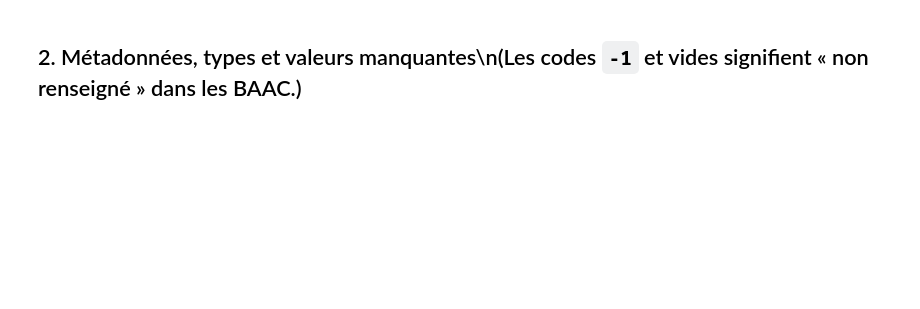
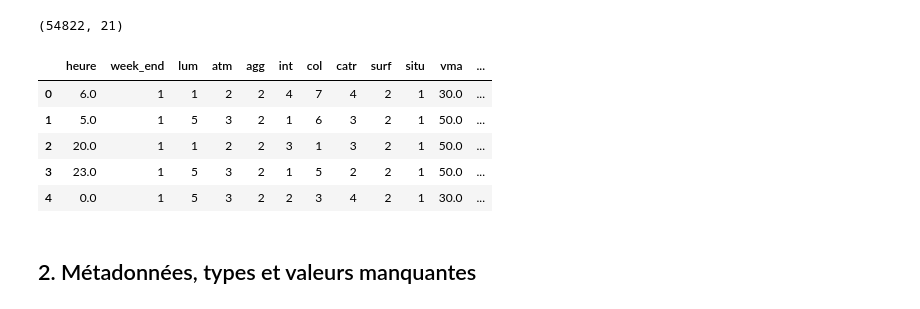
Before and after one commit to cyannure/aaa, a Jupyter notebook: notebooks/01_exploration.ipynb, the cells around one changed output. Saved outputs shown, nothing was run; the diff lists cells and outputs as text; code cells hidden in the pictures; blank space fills up the shorter version.

```diff
--- a/notebooks/01_exploration.ipynb
+++ b/notebooks/01_exploration.ipynb
@@ -26,3 +23,20 @@ print(df.shape); df.head()
+# %%
+CAT = ["lum","atm","agg","int","col","catr","surf","situ","veh_vulnerable"]
+BIN = ["week_end","choc_avant","manv_risquee","pieton_heurte"]
+NUM = ["heure","vma","nbv","age_cond_max","part_cond_hommes","part_cond_loisirs","part_cond_proteges"]
+TARGET = "grav_max"
+df = pd.read_csv(LOCAL if LOCAL.exists() else URL, dtype={c: "string" for c in CAT})
+df[CAT] = df[CAT].astype("category")
+df[TARGET] = pd.Categorical(df[TARGET], categories=["leger","hospitalise","tue"], ordered=True)
+print(df.shape); df.head()
+# %% [output]
+(54822, 21)
+|  | heure | week_end | lum | atm | agg | int | col | catr | surf | situ | vma | ... |
+| 0 | 6.0 | 1 | 1 | 2 | 2 | 4 | 7 | 4 | 2 | 1 | 30.0 | ... |
+| 1 | 5.0 | 1 | 5 | 3 | 2 | 1 | 6 | 3 | 2 | 1 | 50.0 | ... |
+| 2 | 20.0 | 1 | 1 | 2 | 2 | 3 | 1 | 3 | 2 | 1 | 50.0 | ... |
+| 3 | 23.0 | 1 | 5 | 3 | 2 | 1 | 5 | 2 | 2 | 1 | 50.0 | ... |
+| 4 | 0.0 | 1 | 5 | 3 | 2 | 2 | 3 | 4 | 2 | 1 | 30.0 | ... |
 # %% [markdown]
-## 2. Métadonnées, types et valeurs manquantes\n(Les codes `-1` et vides signifient « non renseigné » dans les BAAC.)
+## 2. Métadonnées, types et valeurs manquantes
 # %%
```
Also changed, not shown: parts of 17 cells of this notebook, 6 other files.
